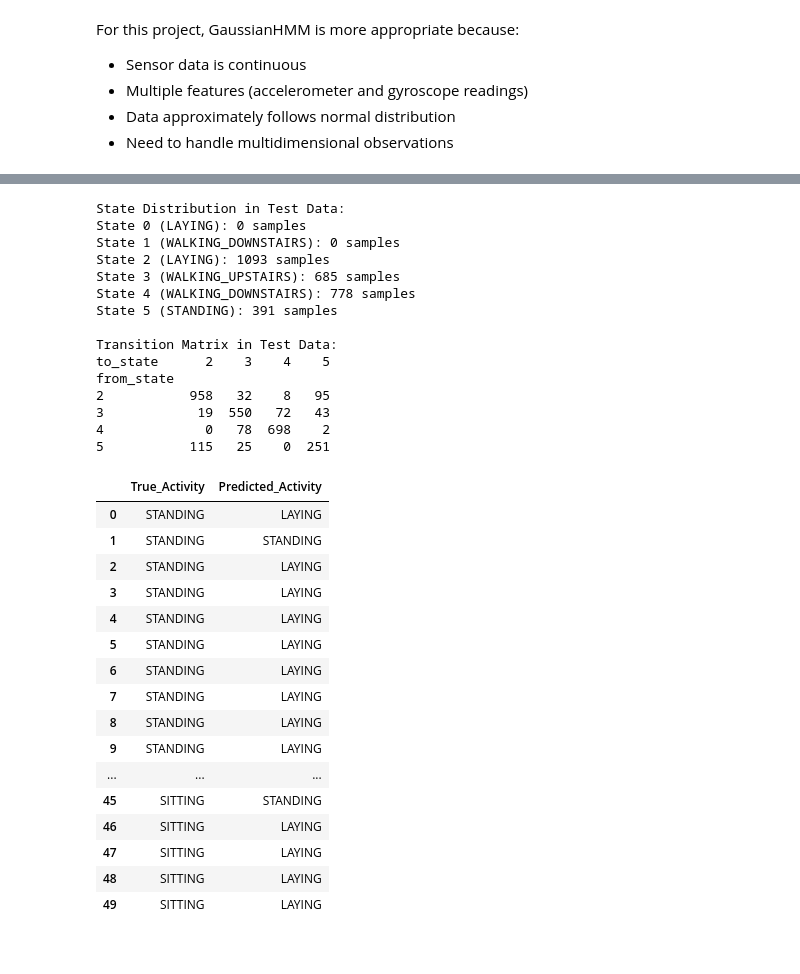
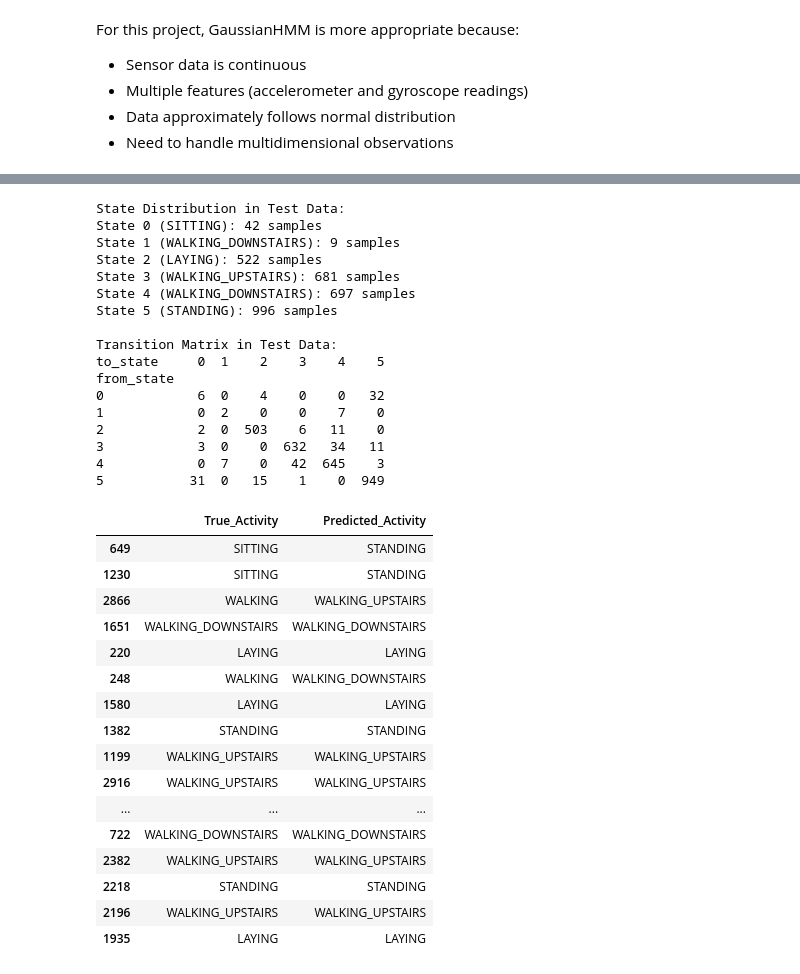
Before and after one commit to s126784/tmbd, a Jupyter notebook: Work-02-G3.ipynb, the cells around one changed output, grey strips where cells are left out. Drawn from its saved outputs; the diff is of its cells as text; code cells hidden in the pictures.

```diff
--- a/Work-02-G3.ipynb
+++ b/Work-02-G3.ipynb
@@ -128,7 +128,7 @@ For this project, GaussianHMM is more appropriate because:
 # n_components = number of hidden states (matches number of activities)
 model = hmm.GaussianHMM(
     n_components=6,  # 6 activities
-    covariance_type="full",
+    covariance_type="tied",
     n_iter=10, # ~20 seconds per iteration
     random_state=123781+126784
 )
@@ -269,42 +269,44 @@ print("\nTransition Matrix in Test Data:")
 print(transition_matrix)
 # %% [output]
 State Distribution in Test Data:
-State 0 (LAYING): 0 samples
-State 1 (WALKING_DOWNSTAIRS): 0 samples
-State 2 (LAYING): 1093 samples
-State 3 (WALKING_UPSTAIRS): 685 samples
-State 4 (WALKING_DOWNSTAIRS): 778 samples
-State 5 (STANDING): 391 samples
+State 0 (SITTING): 42 samples
+State 1 (WALKING_DOWNSTAIRS): 9 samples
+State 2 (LAYING): 522 samples
+State 3 (WALKING_UPSTAIRS): 681 samples
+State 4 (WALKING_DOWNSTAIRS): 697 samples
+State 5 (STANDING): 996 samples
 
 Transition Matrix in Test Data:
-to_state      2    3    4    5
+to_state     0  1    2    3    4    5
 from_state
-2           958   32    8   95
-3            19  550   72   43
-4             0   78  698    2
-5           115   25    0  251
+0            6  0    4    0    0   32
+1            0  2    0    0    7    0
+2            2  0  503    6   11    0
+3            3  0    0  632   34   11
+4            0  7    0   42  645    3
+5           31  0   15    1    0  949
 # %%
 results_df = pd.DataFrame({
     'True_Activity': y_test,
     'Predicted_Activity': y_pred_test
 })
 results_df.to_csv('predictions.csv', index=False)
-results_df.head(50)
+results_df.sample(32)
 # %% [output]
 |  | True_Activity | Predicted_Activity |
-| 0 | STANDING | LAYING |
-| 1 | STANDING | STANDING |
-| 2 | STANDING | LAYING |
-| 3 | STANDING | LAYING |
-| 4 | STANDING | LAYING |
-| 5 | STANDING | LAYING |
-| 6 | STANDING | LAYING |
-| 7 | STANDING | LAYING |
-| 8 | STANDING | LAYING |
-| 9 | STANDING | LAYING |
+| 649 | SITTING | STANDING |
+| 1230 | SITTING | STANDING |
+| 2866 | WALKING | WALKING_UPSTAIRS |
+| 1651 | WALKING_DOWNSTAIRS | WALKING_DOWNSTAIRS |
+| 220 | LAYING | LAYING |
+| 248 | WALKING | WALKING_DOWNSTAIRS |
+| 1580 | LAYING | LAYING |
+| 1382 | STANDING | STANDING |
+| 1199 | WALKING_UPSTAIRS | WALKING_UPSTAIRS |
+| 2916 | WALKING_UPSTAIRS | WALKING_UPSTAIRS |
 | ... | ... | ... |
-| 45 | SITTING | STANDING |
-| 46 | SITTING | LAYING |
-| 47 | SITTING | LAYING |
-| 48 | SITTING | LAYING |
-| 49 | SITTING | LAYING |
+| 722 | WALKING_DOWNSTAIRS | WALKING_DOWNSTAIRS |
+| 2382 | WALKING_UPSTAIRS | WALKING_UPSTAIRS |
+| 2218 | STANDING | STANDING |
+| 2196 | WALKING_UPSTAIRS | WALKING_UPSTAIRS |
+| 1935 | LAYING | LAYING |
```
Also changed, not shown: parts of 2 cells of this notebook.
